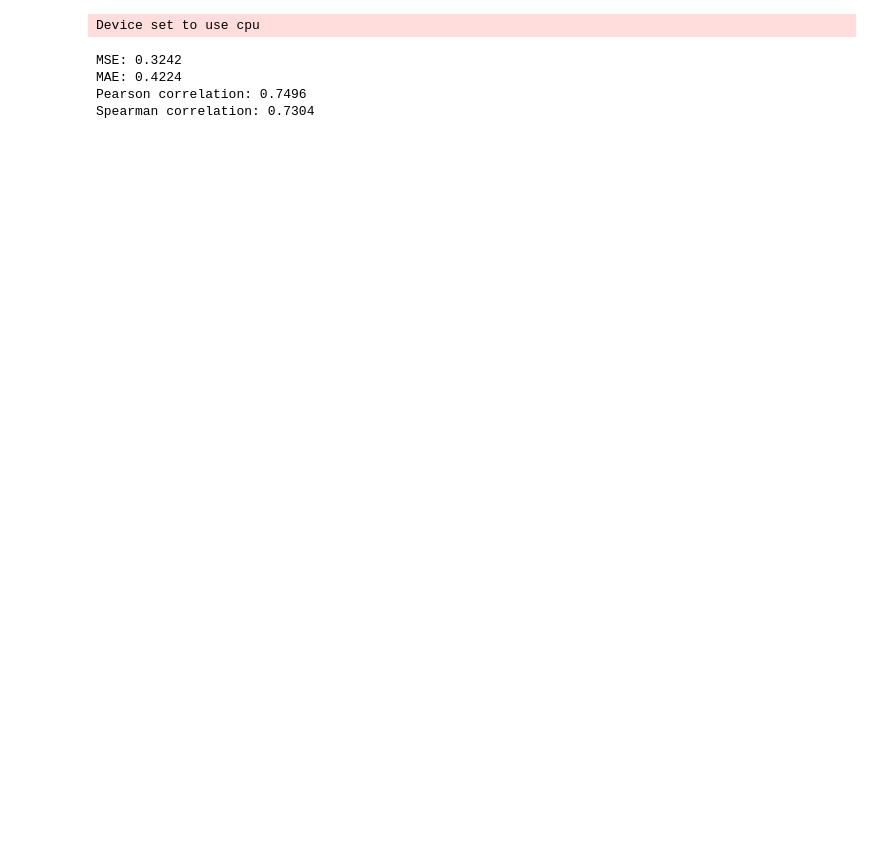
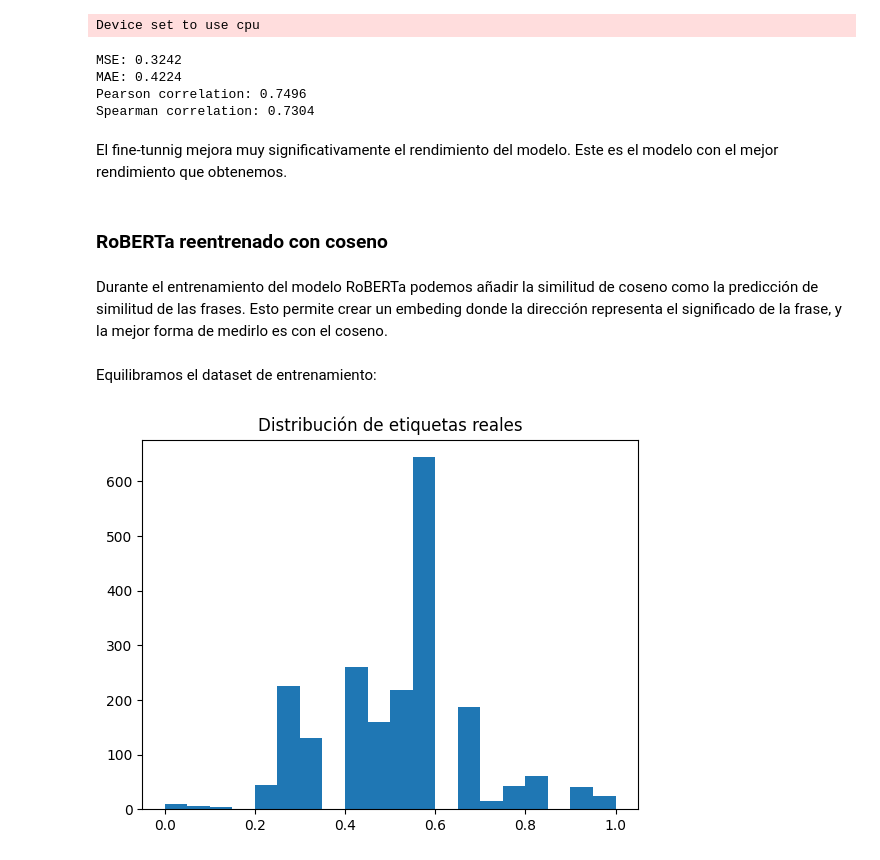
Before and after one commit to TaliaPr/Semantic-Text-Similarity, a Jupyter notebook: single_vector_model_CORRECTO.ipynb, the cells around one changed output. Drawn from its saved outputs; the diff is of its cells as text; code cells hidden in the pictures; blank space fills up the shorter version.

```diff
--- a/single_vector_model_CORRECTO.ipynb
+++ b/single_vector_model_CORRECTO.ipynb
@@ -1163,3 +921,21 @@ MSE: 0.3242
 MAE: 0.4224
 Pearson correlation: 0.7496
 Spearman correlation: 0.7304
+# %% [markdown]
+El fine-tunnig mejora muy significativamente el rendimiento del modelo. Este es el modelo con el mejor rendimiento que obtenemos.
+# %% [markdown]
+### RoBERTa reentrenado con coseno
+# %% [markdown]
+Durante el entrenamiento del modelo RoBERTa podemos añadir la similitud de coseno como la predicción de similitud de las frases. Esto permite crear un embeding donde la dirección representa el significado de la frase, y la mejor forma de medirlo es con el coseno.
+# %%
+sentence_pairs_train = [(item['sentence_1'], item['sentence_2']) for item in train]
+true_scores_train = [item['label']/5 for item in train]
+# %% [markdown]
+Equilibramos el dataset de entrenamiento:
+# %%
+
+plt.hist(true_scores_train, bins=20)
+plt.title("Distribución de etiquetas reales")
+plt.show()
+# %% [output]
+[figure, added]
```
Also changed, not shown: parts of 119 cells of this notebook, 7 other files.
